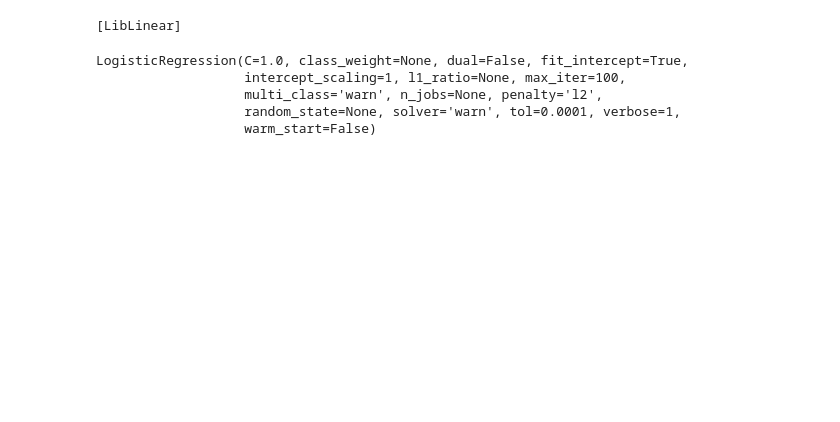
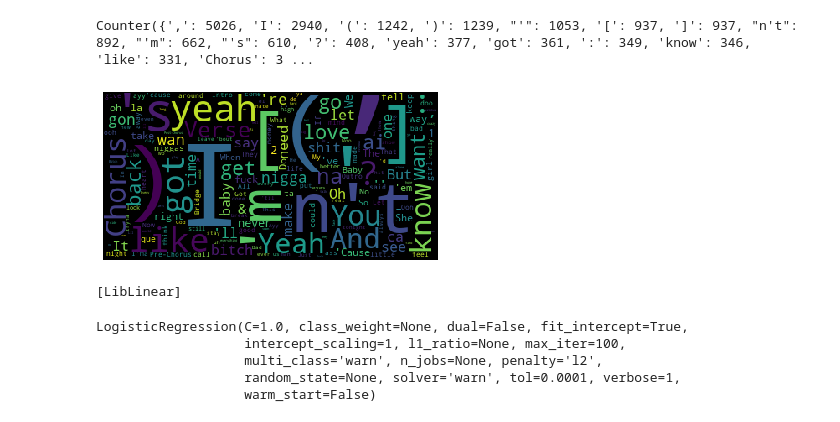
Before and after one commit to ckonjeti/song-popularity-prediction-algorithm, a Jupyter notebook: models.ipynb, the cells around one changed output. Saved outputs shown, nothing was run; the diff lists cells and outputs as text; code cells hidden in the pictures; blank space fills up the shorter version.

Commit message:
added NLTK methods

```diff
--- a/models.ipynb
+++ b/models.ipynb
@@ -174,3 +172,14 @@ for filename in os.listdir(dir):
             X.append(lyric)
         for pos in df['currentPos']:
             y.append(pos)
+# %%
+tokens = []
+for post in X:
+    tokens += word_tokenize(post)
+stop_words = set(stopwords.words('english'))
+tokens = [w for w in tokens if not w in stop_words]
+# %%
+freq = Counter(tokens)
+print(freq)
+# %% [output]
+Counter({',': 5026, 'I': 2940, '(': 1242, ')': 1239, "'": 1053, '[': 937, ']': 937, "n't": 892, "'m": 662, "'s": 610, '?': 408, 'yeah': 377, 'got': 361, ':': 349, 'know': 346, 'like': 331, 'Chorus': 3 ...
@@ -177,3 +190,13 @@ for filename in os.listdir(dir):
+# %%
+frequency_dist = nltk.FreqDist(tokens)
+# %%
+wordcloud = WordCloud()
+wordcloud.generate_from_frequencies(frequency_dist)
+plt.imshow(wordcloud)
+plt.axis("off")
+plt.show()
+# %% [output]
+[figure, added]
 # %%
 count_vectorizer = CountVectorizer(analyzer='word', ngram_range=(1, 3))
 X = count_vectorizer.fit_transform(X)
```
Also changed, not shown: parts of 6 cells of this notebook.
